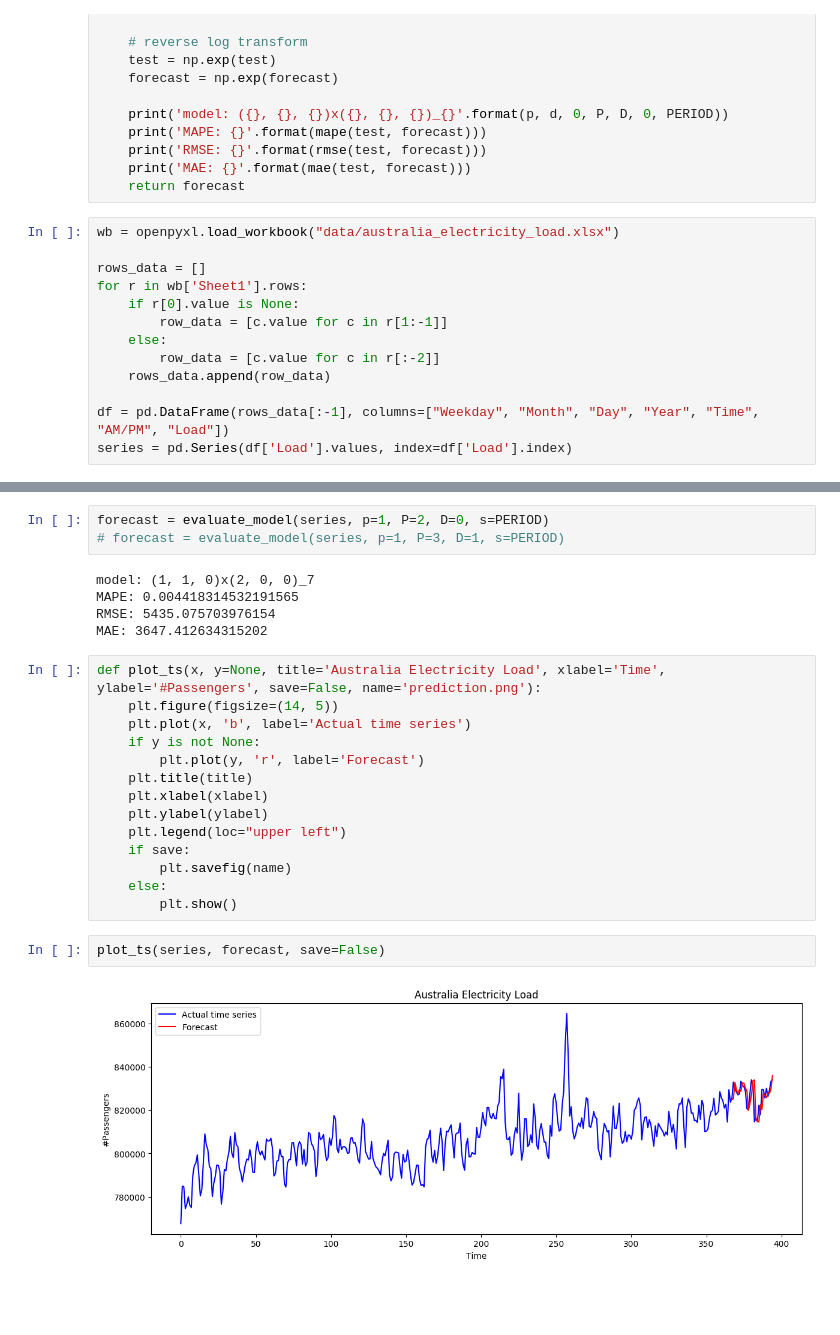
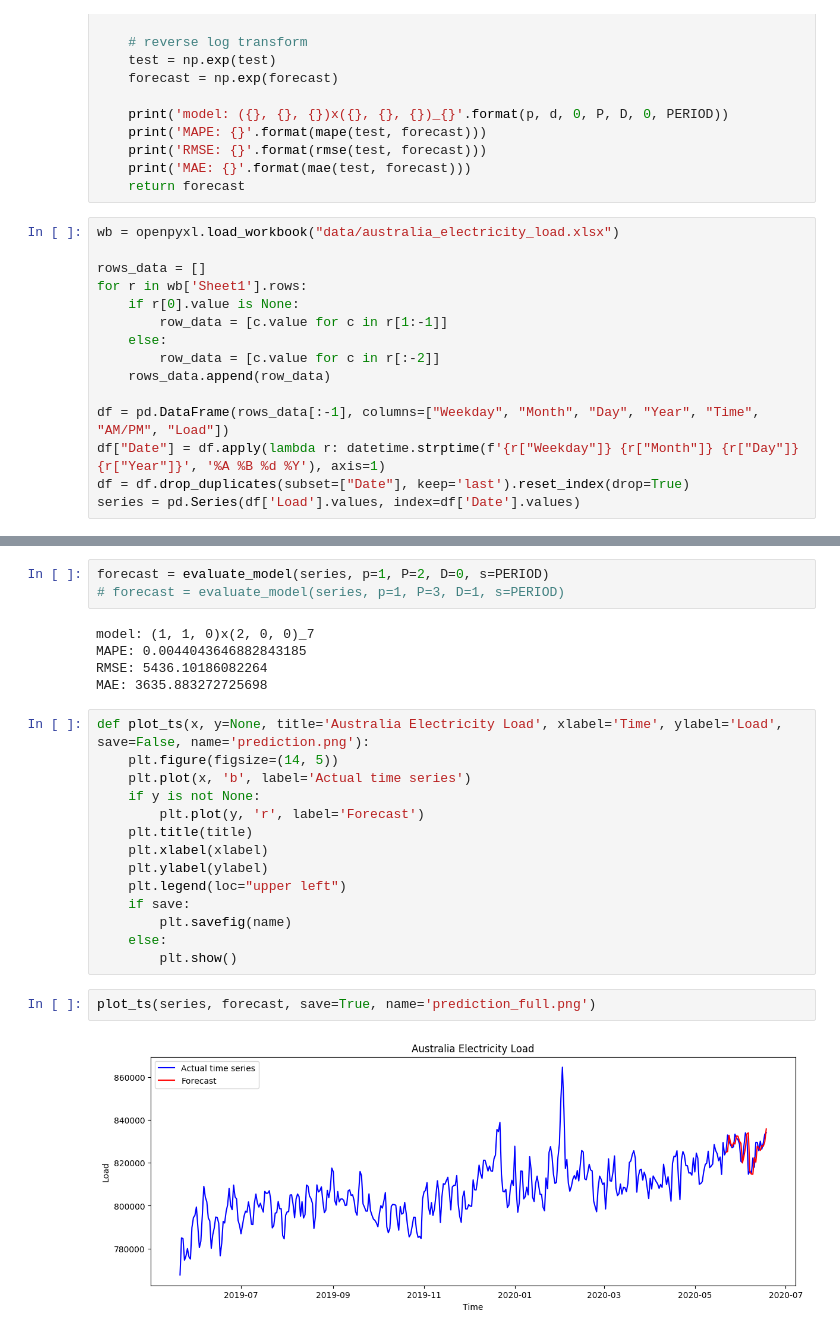
Before and after one commit to nguyen-nhat-anh/Online-SARIMA, a Jupyter notebook: Australia electricity load.ipynb, the cells around one changed output, grey strips where cells are left out. Cells and saved outputs as stored; diff of their text form; blank space fills up the shorter version.

Commit message:
add date column

```diff
--- a/Australia electricity load.ipynb
+++ b/Australia electricity load.ipynb
@@ -71,7 +72,9 @@ for r in wb['Sheet1'].rows:
     rows_data.append(row_data)
 
 df = pd.DataFrame(rows_data[:-1], columns=["Weekday", "Month", "Day", "Year", "Time", "AM/PM", "Load"])
-series = pd.Series(df['Load'].values, index=df['Load'].index)
+df["Date"] = df.apply(lambda r: datetime.strptime(f'{r["Weekday"]} {r["Month"]} {r["Day"]} {r["Year"]}', '%A %B %d %Y'), axis=1)
+df = df.drop_duplicates(subset=["Date"], keep='last').reset_index(drop=True)
+series = pd.Series(df['Load'].values, index=df['Date'].values)
 # %%
 decomposed_series = seasonal_decompose(series, model='multiplicative', freq=PERIOD)
 with matplotlib.rc_context():
@@ -85,11 +88,11 @@ forecast = evaluate_model(series, p=1, P=2, D=0, s=PERIOD)
 # forecast = evaluate_model(series, p=1, P=3, D=1, s=PERIOD)
 # %% [output]
 model: (1, 1, 0)x(2, 0, 0)_7
-MAPE: 0.004418314532191565
-RMSE: 5435.075703976154
-MAE: 3647.412634315202
+MAPE: 0.0044043646882843185
+RMSE: 5436.10186082264
+MAE: 3635.883272725698
 # %%
-def plot_ts(x, y=None, title='Australia Electricity Load', xlabel='Time', ylabel='#Passengers', save=False, name='prediction.png'):
+def plot_ts(x, y=None, title='Australia Electricity Load', xlabel='Time', ylabel='Load', save=False, name='prediction.png'):
     plt.figure(figsize=(14, 5))
     plt.plot(x, 'b', label='Actual time series')
     if y is not None:
@@ -103,7 +106,7 @@ def plot_ts(x, y=None, title='Australia Electricity Load', xlabel='Time', ylabel
     else:
         plt.show()
 # %%
-plot_ts(series, forecast, save=False)
+plot_ts(series, forecast, save=True, name='prediction_full.png')
 # %% [output]
-[figure, old version]
+[figure, new version]
 # %%
```
Also changed, not shown: parts of 3 cells of this notebook, 2 other files.
